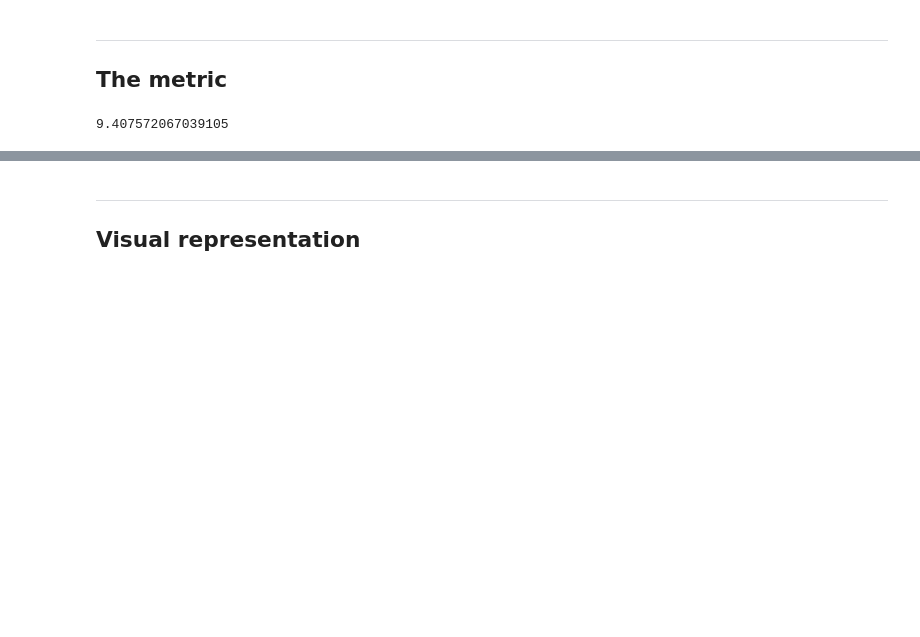
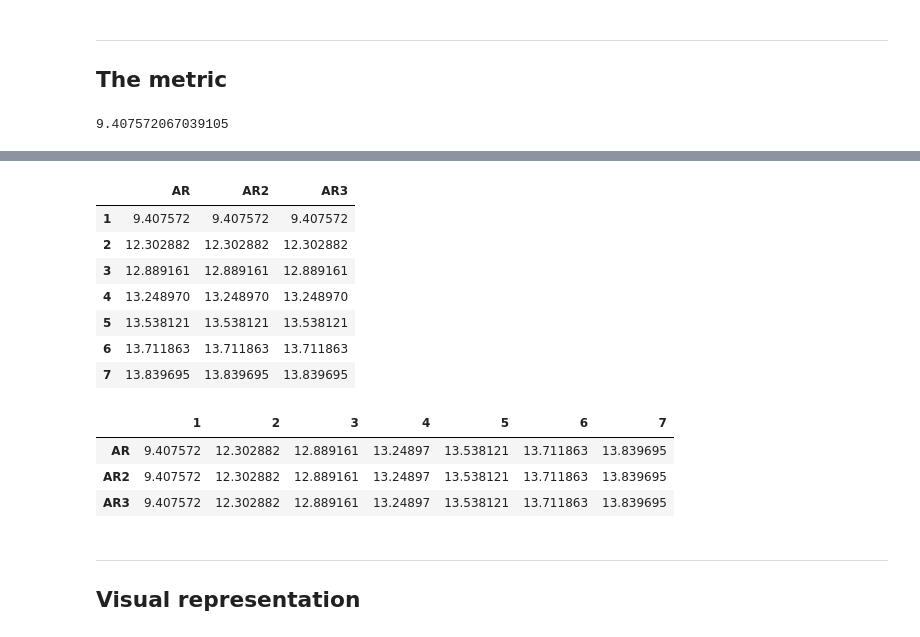
Before and after one commit to ksatola/air-polution, a Jupyter notebook: agh/055_Model_Compare_Metod.ipynb, the cells around one changed output, grey strips where cells are left out. Drawn from its saved outputs; the diff is of its cells as text; code cells hidden in the pictures; blank space fills up the shorter version.

```diff
--- a/agh/055_Model_Compare_Metod.ipynb
+++ b/agh/055_Model_Compare_Metod.ipynb
@@ -378,5 +378,6 @@ def get_mean_folds_rmse_for_n_prediction_points(fold_results: list, n_pred_point
 # %%
 %%time
 # Returns a list of mean folds RMSE for n_pred_points (starting at 1)
-get_mean_folds_rmse_for_n_prediction_points(fold_results=fold_results, n_pred_points=n_pred_points)
+res = get_mean_folds_rmse_for_n_prediction_points(fold_results=fold_results, n_pred_points=n_pred_points)
+res
 # %% [output]
@@ -389,6 +390,43 @@ Wall time: 2.42 s
  13.538120949720671,
  13.71186312849162,
  13.83969469273743]
+# %%
+index = np.arange(1, n_pred_points+1)
+final_comparison_results = pd.DataFrame(data=res, columns=['AR'], index=index)
+
+# Add another results
+res2 = pd.DataFrame(data=res, columns=['AR2'], index=index)
+res3 = pd.DataFrame(data=res, columns=['AR3'], index=index)
+
+cols = [final_comparison_results, res2, res3]
+
+# Combine everything
+final_comparison_results = pd.concat(cols, axis=1)
+
+# Index / rows -> n_pred_points
+# Columns
+final_comparison_results
+# %% [output]
+|  | AR | AR2 | AR3 |
+| 1 | 9.407572 | 9.407572 | 9.407572 |
+| 2 | 12.302882 | 12.302882 | 12.302882 |
+| 3 | 12.889161 | 12.889161 | 12.889161 |
+| 4 | 13.248970 | 13.248970 | 13.248970 |
+| 5 | 13.538121 | 13.538121 | 13.538121 |
+| 6 | 13.711863 | 13.711863 | 13.711863 |
+| 7 | 13.839695 | 13.839695 | 13.839695 |
+# %%
+# Transpose for better visibility
+# Columns -> n_pred_points for easch fold
+# Rows -> algorithms
+final_comparison_results.T
+
+# pokolorowac tabelke (min/max)
+# %% [output]
+|  | 1 | 2 | 3 | 4 | 5 | 6 | 7 |
+| AR | 9.407572 | 12.302882 | 12.889161 | 13.24897 | 13.538121 | 13.711863 | 13.839695 |
+| AR2 | 9.407572 | 12.302882 | 12.889161 | 13.24897 | 13.538121 | 13.711863 | 13.839695 |
+| AR3 | 9.407572 | 12.302882 | 12.889161 | 13.24897 | 13.538121 | 13.711863 | 13.839695 |
 # %% [markdown]
 ---
 <a id='visual'></a>
```
Also changed, not shown: parts of 5 cells of this notebook, 7 other files.
